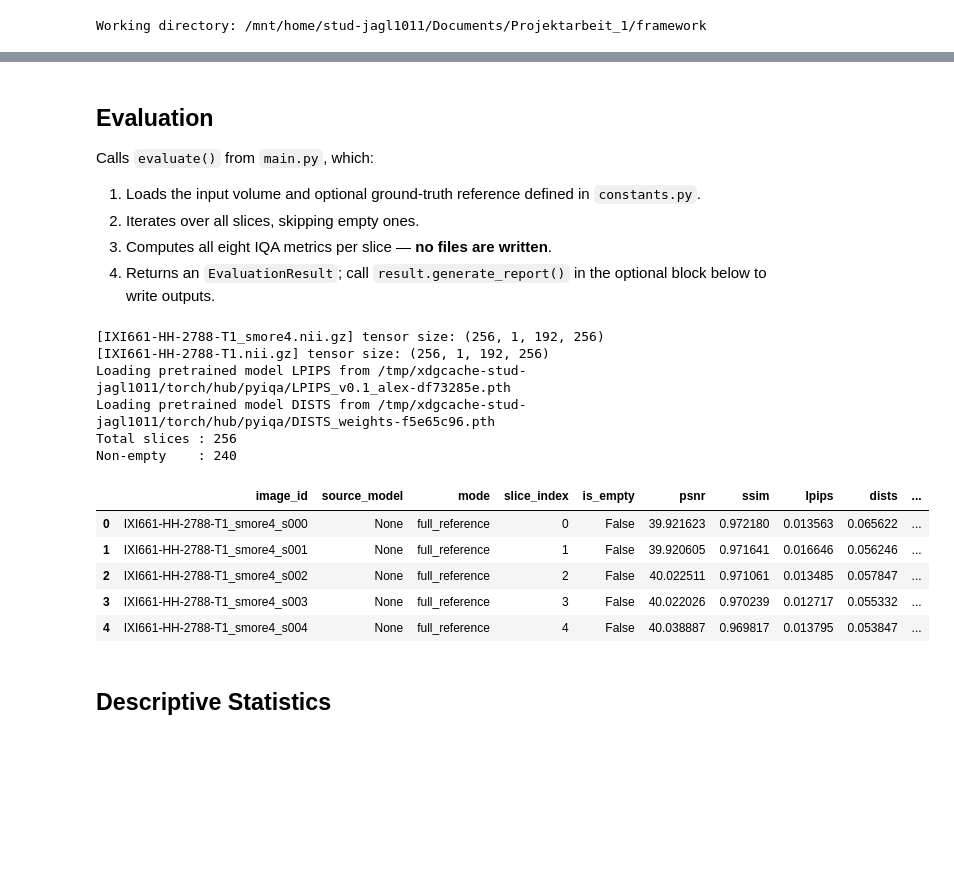
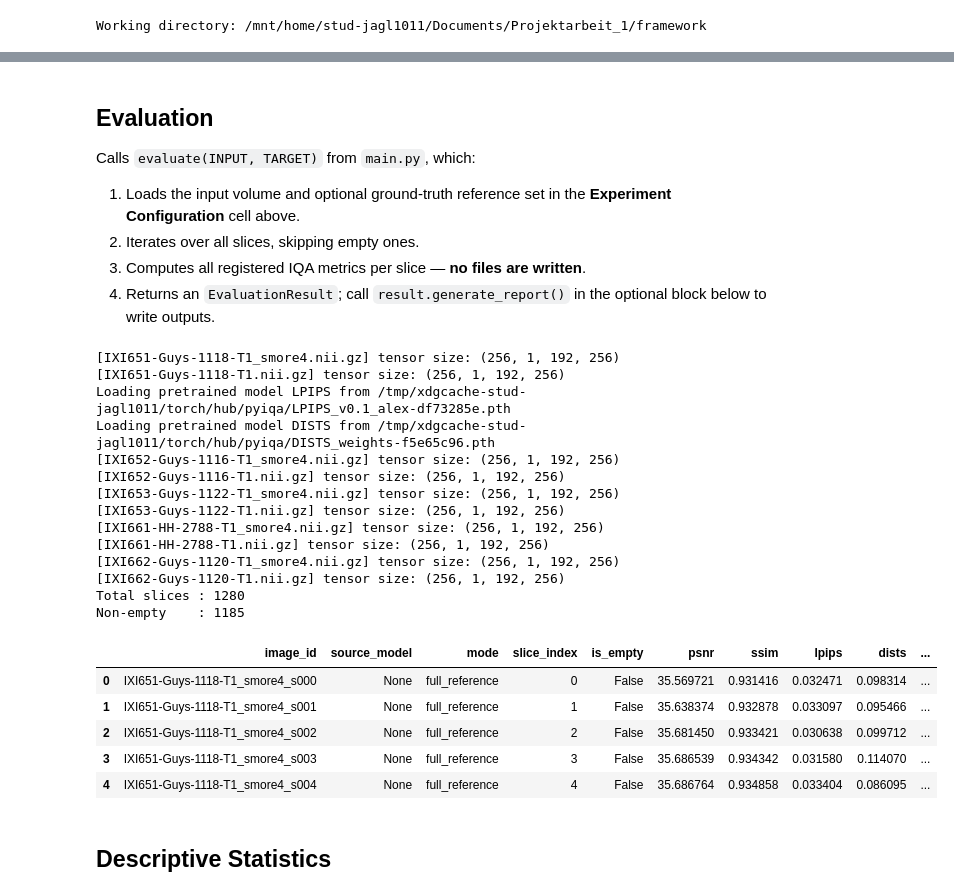
Before and after one commit to glebjan/hka.projektarbeit1.IQA_MRI, a Jupyter notebook: src/evaluation.ipynb, the cells around one changed output, grey strips where cells are left out. Drawn from its saved outputs; the diff is of its cells as text; code cells hidden in the pictures; blank space fills up the shorter version.

```diff
--- a/src/evaluation.ipynb
+++ b/src/evaluation.ipynb
@@ -49 +54,21 @@ Working directory: /mnt/home/stud-jagl1011/Documents/Projektarbeit_1/framework
+# %%
+# Experiment paths — edit these to evaluate a different image pair.
+# Set TARGET = None for a no-reference (NR-only) evaluation.
+#INPUT  = Path("data/smore/coronal/IXI661-HH-2788-T1/IXI661-HH-2788-T1_smore4.nii.gz")
+#TARGET = Path("data/IXI_test_resampled/IXI661-HH-2788-T1.nii.gz")
+INPUT  = Path("data/smore/coronal/")
+TARGET = Path("data/IXI_test_resampled/")
+
+THRESHOLDS = {
+    "psnr":              [(25, "Bad/Avg", "red"), (33, "Avg/Good", "orange"), (40, "Good/Excel", "green")],
+    "ssim":              [(0.75, "Bad/Avg", "red"), (0.90, "Avg/Good", "orange"), (0.97, "Good/Excel", "green")],
+    "lpips":             [(0.20, "Bad/Avg", "red"), (0.10, "Avg/Good", "orange"), (0.05, "Good/Excel", "green")],
+    "dists":             [(0.25, "Bad/Avg", "red"), (0.12, "Avg/Good", "orange"), (0.05, "Good/Excel", "green")],
+    "radimagenet_lpips": [(0.15, "Bad/Avg", "red"), (0.07, "Avg/Good", "orange"), (0.03, "Good/Excel", "green")],
+    "clipiqa":           [(0.30, "Bad/Avg", "red"), (0.50, "Avg/Good", "orange"), (0.70, "Good/Excel", "green")],
+    "clip_iqa_lung":     [(0.30, "Bad/Avg", "red"), (0.50, "Avg/Good", "orange"), (0.70, "Good/Excel", "green")],
+    "clip_iqa_brain":    [(0.30, "Bad/Avg", "red"), (0.50, "Avg/Good", "orange"), (0.70, "Good/Excel", "green")],
+    "brisque":           [(60, "Bad/Avg", "red"), (30, "Avg/Good", "orange"), (10, "Good/Excel", "green")],
+    "niqe":              [(10, "Bad/Avg", "red"), (4, "Avg/Good", "orange"), (2.5, "Good/Excel", "green")],
+}
 # %%
@@ -55,31 +82,39 @@ from main import evaluate
 # %% [markdown]
 ## Evaluation
 
-Calls `evaluate()` from `main.py`, which:
-1. Loads the input volume and optional ground-truth reference defined in `constants.py`.
+Calls `evaluate(INPUT, TARGET)` from `main.py`, which:
+1. Loads the input volume and optional ground-truth reference set in the **Experiment Configuration** cell above.
 2. Iterates over all slices, skipping empty ones.
-3. Computes all eight IQA metrics per slice — **no files are written**.
+3. Computes all registered IQA metrics per slice — **no files are written**.
 4. Returns an `EvaluationResult`; call `result.generate_report()` in the optional block below to write outputs.
 # %%
-result = evaluate()
+result = evaluate(INPUT, TARGET)
 df = result.to_frame()
 
 print(f"Total slices : {len(df)}")
 print(f"Non-empty    : {(~df['is_empty']).sum()}")
 df.head()
 # %% [output]
+[IXI651-Guys-1118-T1_smore4.nii.gz] tensor size: (256, 1, 192, 256)
+[IXI651-Guys-1118-T1.nii.gz] tensor size: (256, 1, 192, 256)
+Loading pretrained model LPIPS from /tmp/xdgcache-stud-jagl1011/torch/hub/pyiqa/LPIPS_v0.1_alex-df73285e.pth
+Loading pretrained model DISTS from /tmp/xdgcache-stud-jagl1011/torch/hub/pyiqa/DISTS_weights-f5e65c96.pth
+[IXI652-Guys-1116-T1_smore4.nii.gz] tensor size: (256, 1, 192, 256)
+[IXI652-Guys-1116-T1.nii.gz] tensor size: (256, 1, 192, 256)
+[IXI653-Guys-1122-T1_smore4.nii.gz] tensor size: (256, 1, 192, 256)
+[IXI653-Guys-1122-T1.nii.gz] tensor size: (256, 1, 192, 256)
 [IXI661-HH-2788-T1_smore4.nii.gz] tensor size: (256, 1, 192, 256)
 [IXI661-HH-2788-T1.nii.gz] tensor size: (256, 1, 192, 256)
-Loading pretrained model LPIPS from /tmp/xdgcache-stud-jagl1011/torch/hub/pyiqa/LPIPS_v0.1_alex-df73285e.pth
-Loading pretrained model DISTS from /tmp/xdgcache-stud-jagl1011/torch/hub/pyiqa/DISTS_weights-f5e65c96.pth
-Total slices : 256
-Non-empty    : 240
+[IXI662-Guys-1120-T1_smore4.nii.gz] tensor size: (256, 1, 192, 256)
+[IXI662-Guys-1120-T1.nii.gz] tensor size: (256, 1, 192, 256)
+Total slices : 1280
+Non-empty    : 1185
 |  | image_id | source_model | mode | slice_index | is_empty | psnr | ssim | lpips | dists | ... |
-| 0 | IXI661-HH-2788-T1_smore4_s000 | None | full_reference | 0 | False | 39.921623 | 0.972180 | 0.013563 | 0.065622 | ... |
-| 1 | IXI661-HH-2788-T1_smore4_s001 | None | full_reference | 1 | False | 39.920605 | 0.971641 | 0.016646 | 0.056246 | ... |
-| 2 | IXI661-HH-2788-T1_smore4_s002 | None | full_reference | 2 | False | 40.022511 | 0.971061 | 0.013485 | 0.057847 | ... |
-| 3 | IXI661-HH-2788-T1_smore4_s003 | None | full_reference | 3 | False | 40.022026 | 0.970239 | 0.012717 | 0.055332 | ... |
-| 4 | IXI661-HH-2788-T1_smore4_s004 | None | full_reference | 4 | False | 40.038887 | 0.969817 | 0.013795 | 0.053847 | ... |
+| 0 | IXI651-Guys-1118-T1_smore4_s000 | None | full_reference | 0 | False | 35.569721 | 0.931416 | 0.032471 | 0.098314 | ... |
+| 1 | IXI651-Guys-1118-T1_smore4_s001 | None | full_reference | 1 | False | 35.638374 | 0.932878 | 0.033097 | 0.095466 | ... |
+| 2 | IXI651-Guys-1118-T1_smore4_s002 | None | full_reference | 2 | False | 35.681450 | 0.933421 | 0.030638 | 0.099712 | ... |
+| 3 | IXI651-Guys-1118-T1_smore4_s003 | None | full_reference | 3 | False | 35.686539 | 0.934342 | 0.031580 | 0.114070 | ... |
+| 4 | IXI651-Guys-1118-T1_smore4_s004 | None | full_reference | 4 | False | 35.686764 | 0.934858 | 0.033404 | 0.086095 | ... |
 # %% [markdown]
 ## Descriptive Statistics
 # %%
```
Also changed, not shown: parts of 14 cells of this notebook, 2 other files.
